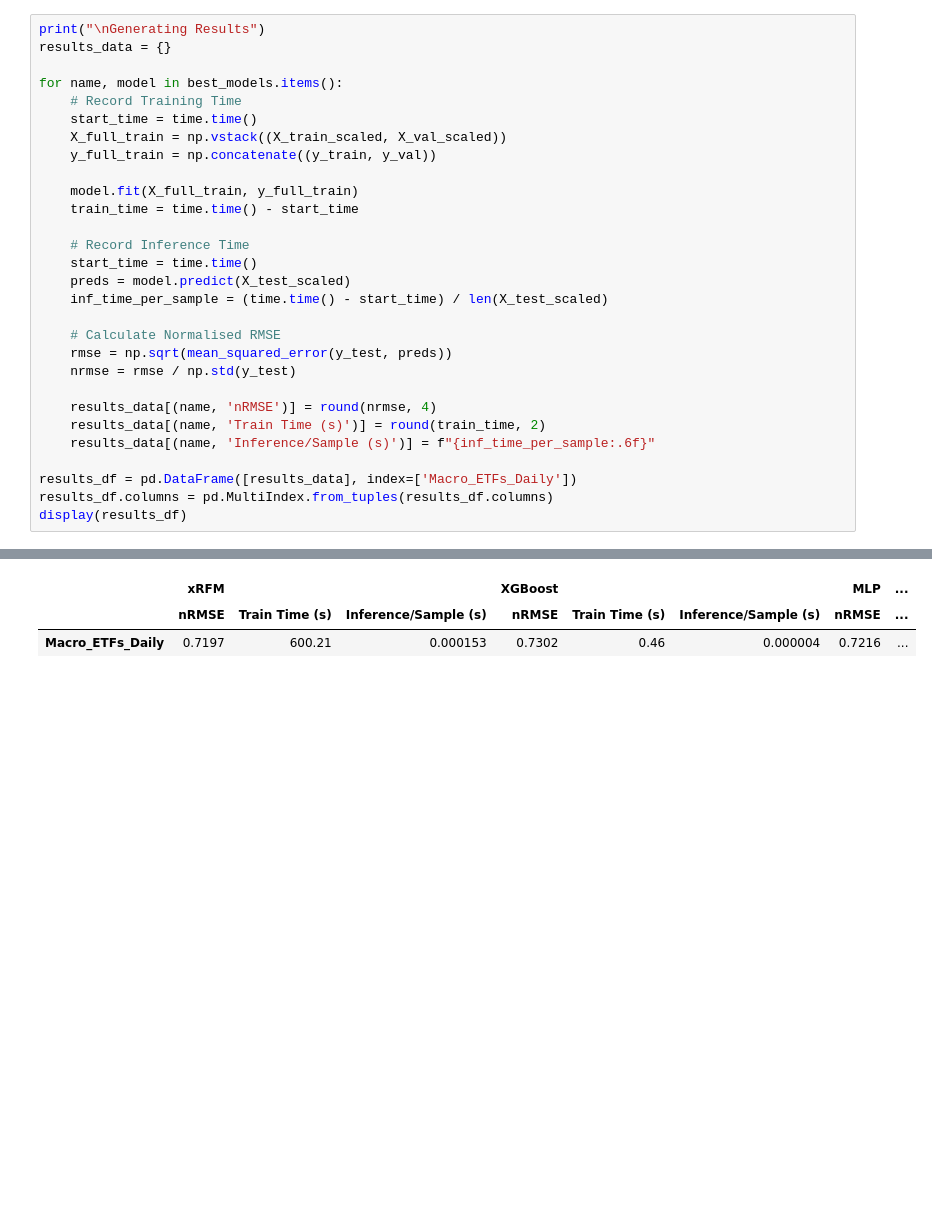
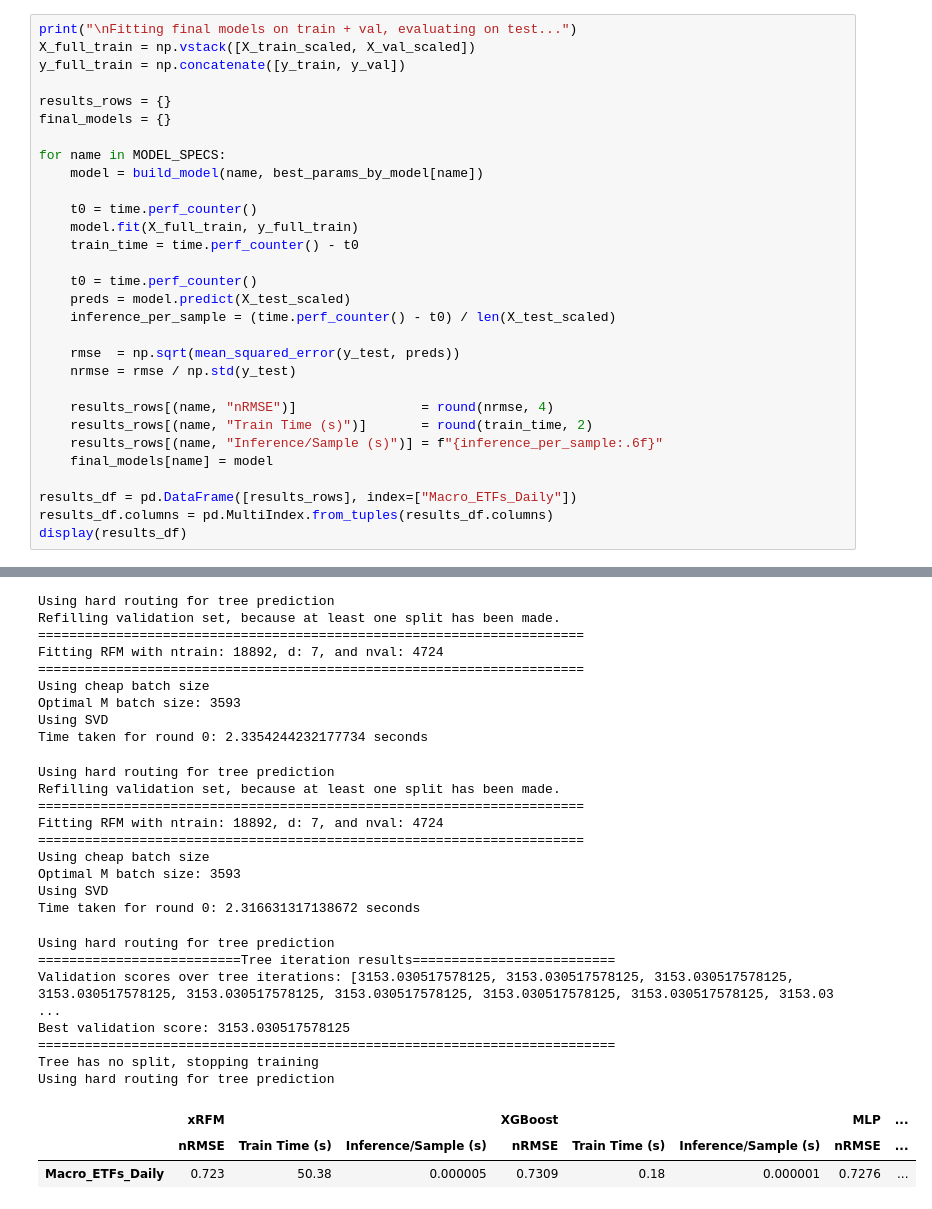
Before and after one commit to manjain15/COMP9417-group-project, a Jupyter notebook: Kshipraa/macro_realised_vol.ipynb, the cells around one changed output, grey strips where cells are left out. Cells and saved outputs as stored; diff of their text form; blank space fills up the shorter version.

```diff
--- a/Kshipraa/macro_realised_vol.ipynb
+++ b/Kshipraa/macro_realised_vol.ipynb
@@ -310,30 +408,31 @@ Time taken for round 0: 1.765416145324707 seconds
 # %%
-print("\nGenerating Results")
-results_data = {}
+print("\nFitting final models on train + val, evaluating on test...")
+X_full_train = np.vstack([X_train_scaled, X_val_scaled])
+y_full_train = np.concatenate([y_train, y_val])
 
-for name, model in best_models.items():
-    # Record Training Time
-    start_time = time.time()
-    X_full_train = np.vstack((X_train_scaled, X_val_scaled))
-    y_full_train = np.concatenate((y_train, y_val))
+results_rows = {}
+final_models = {}
 
+for name in MODEL_SPECS:
+    model = build_model(name, best_params_by_model[name])
+
+    t0 = time.perf_counter()
     model.fit(X_full_train, y_full_train)
-    train_time = time.time() - start_time
+    train_time = time.perf_counter() - t0
 
-    # Record Inference Time
-    start_time = time.time()
+    t0 = time.perf_counter()
     preds = model.predict(X_test_scaled)
-    inf_time_per_sample = (time.time() - start_time) / len(X_test_scaled)
+    inference_per_sample = (time.perf_counter() - t0) / len(X_test_scaled)
 
-    # Calculate Normalised RMSE
-    rmse = np.sqrt(mean_squared_error(y_test, preds))
+    rmse  = np.sqrt(mean_squared_error(y_test, preds))
     nrmse = rmse / np.std(y_test)
 
-    results_data[(name, 'nRMSE')] = round(nrmse, 4)
-    results_data[(name, 'Train Time (s)')] = round(train_time, 2)
-    results_data[(name, 'Inference/Sample (s)')] = f"{inf_time_per_sample:.6f}"
+    results_rows[(name, "nRMSE")]                = round(nrmse, 4)
+    results_rows[(name, "Train Time (s)")]       = round(train_time, 2)
+    results_rows[(name, "Inference/Sample (s)")] = f"{inference_per_sample:.6f}"
+    final_models[name] = model
 
-results_df = pd.DataFrame([results_data], index=['Macro_ETFs_Daily'])
+results_df = pd.DataFrame([results_rows], index=["Macro_ETFs_Daily"])
 results_df.columns = pd.MultiIndex.from_tuples(results_df.columns)
 display(results_df)
 # %% [output]
@@ -384,3 +521,28 @@ Using hard routing for tree prediction
+Using hard routing for tree prediction
+Refilling validation set, because at least one split has been made.
+======================================================================
+Fitting RFM with ntrain: 18892, d: 7, and nval: 4724
+======================================================================
+Using cheap batch size
+Optimal M batch size: 3593
+Using SVD
+Time taken for round 0: 2.3354244232177734 seconds
+Using hard routing for tree prediction
+Refilling validation set, because at least one split has been made.
+======================================================================
+Fitting RFM with ntrain: 18892, d: 7, and nval: 4724
+======================================================================
+Using cheap batch size
+Optimal M batch size: 3593
+Using SVD
+Time taken for round 0: 2.316631317138672 seconds
+Using hard routing for tree prediction
+==========================Tree iteration results==========================
+Validation scores over tree iterations: [3153.030517578125, 3153.030517578125, 3153.030517578125, 3153.030517578125, 3153.030517578125, 3153.030517578125, 3153.030517578125, 3153.030517578125, 3153.03 ...
+Best validation score: 3153.030517578125
+==========================================================================
+Tree has no split, stopping training
+Using hard routing for tree prediction
 |  | xRFM |  |  | XGBoost |  |  | MLP | ... |
 |  | nRMSE | Train Time (s) | Inference/Sample (s) | nRMSE | Train Time (s) | Inference/Sample (s) | nRMSE | ... |
-| Macro_ETFs_Daily | 0.7197 | 600.21 | 0.000153 | 0.7302 | 0.46 | 0.000004 | 0.7216 | ... |
+| Macro_ETFs_Daily | 0.723 | 50.38 | 0.000005 | 0.7309 | 0.18 | 0.000001 | 0.7276 | ... |
```
Also changed, not shown: parts of 13 cells of this notebook.
